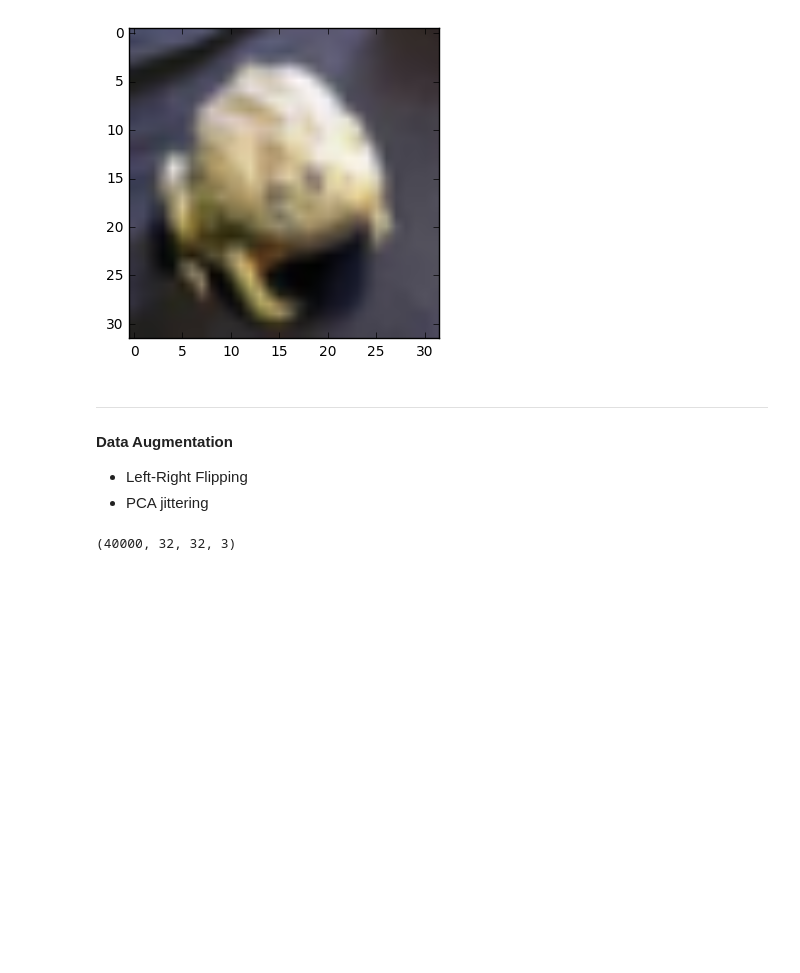
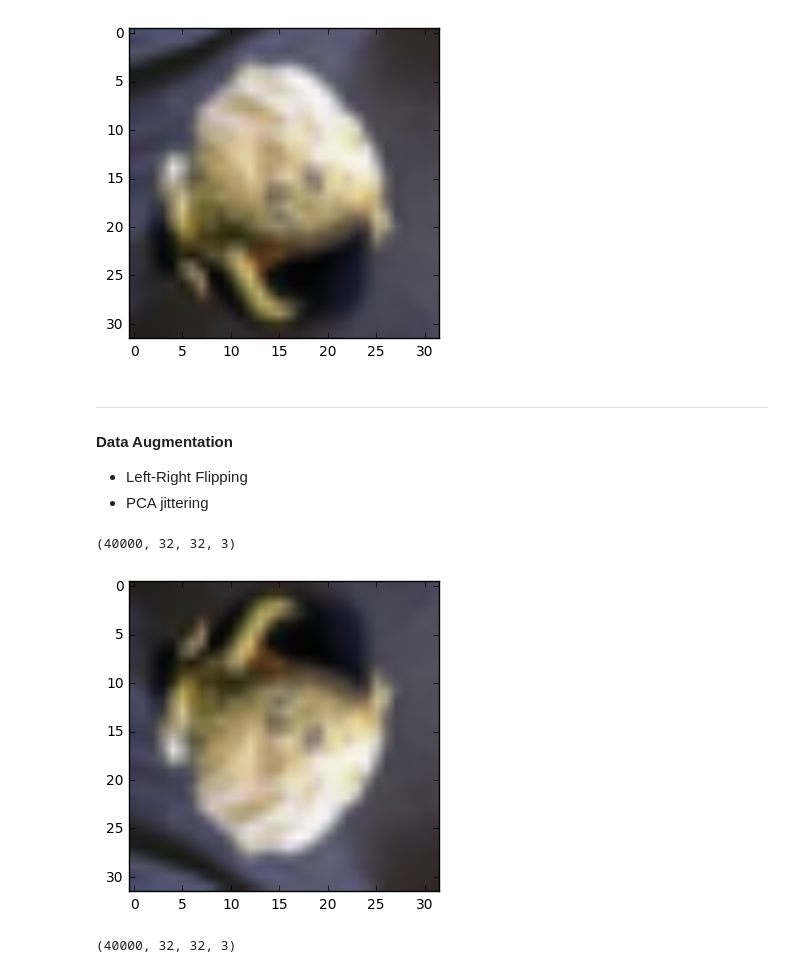
Before and after one commit to zhongyuk/machine-learning, a Jupyter notebook: projects/capstone/experiment0.ipynb, the cells around one changed output. Saved outputs shown, nothing was run; the diff lists cells and outputs as text; code cells hidden in the pictures; blank space fills up the shorter version.

```diff
--- a/projects/capstone/experiment0.ipynb
+++ b/projects/capstone/experiment0.ipynb
@@ -123,6 +123,18 @@ frog
 #### Data Augmentation
 - Left-Right Flipping
 - PCA jittering
+# %%
+# Upside Down Flip
+train_ud = train_reshape[:,::-1,:,:]
+train_ud.shape
+# %% [output]
+(40000, 32, 32, 3)
+# %%
+# Verify and visualize the Upside Down Flip
+sample_ud = train_ud[3377,:,:,:]
+plt.imshow(sample_ud);plt.show()
+# %% [output]
+[figure, added]
 # %%
 # Mirror Reflection/Left-Right Flip the Input Data
 train_LRF = train_reshape[:,:,::-1,:]
```
Also changed, not shown: 1 other file.
